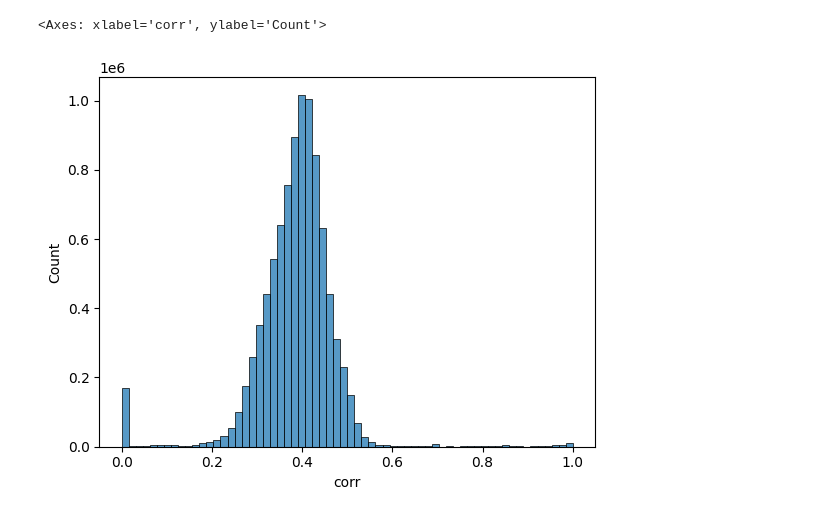
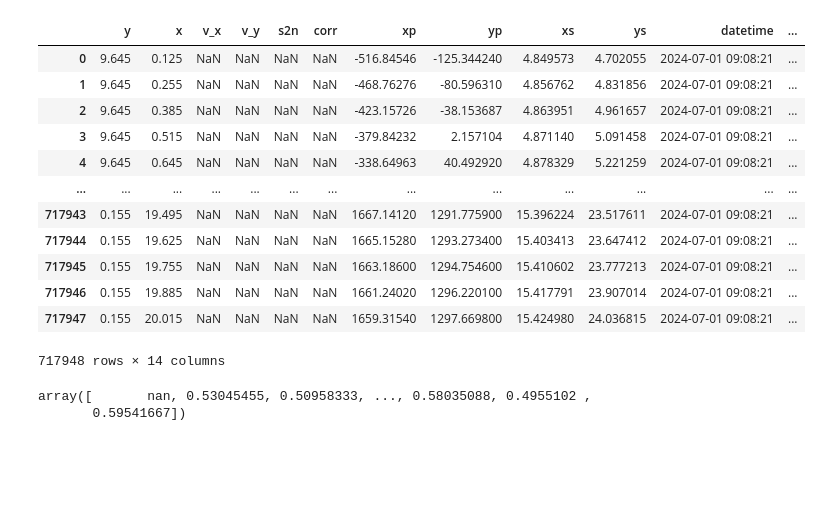
Before and after one commit to hfluke/PIV_UWRL, a Jupyter notebook: trash.ipynb, the cells around one changed output. Cells and saved outputs as stored; diff of their text form; code cells hidden in the pictures; blank space fills up the shorter version.

```diff
--- a/trash.ipynb
+++ b/trash.ipynb
@@ -21,9 +8,0 @@ df
-# %%
-sns.histplot(
-    data=df,
-    x='corr',
-    bins=64
-)
-# %% [output]
-<Axes: xlabel='corr', ylabel='Count'>
-[figure, removed]
@@ -29,0 +41,23 @@ sns.histplot(
+# %%
+df = pd.read_csv('clahe.csv')
+df.datetime = pd.to_datetime(df.datetime, format='%Y-%m-%d_%H-%M-%S')
+df
+# %% [output]
+|  | y | x | v_x | v_y | s2n | corr | xp | yp | xs | ys | datetime | ... |
+| 0 | 9.645 | 0.125 | NaN | NaN | NaN | NaN | -516.84546 | -125.344240 | 4.849573 | 4.702055 | 2024-07-01 09:08:21 | ... |
+| 1 | 9.645 | 0.255 | NaN | NaN | NaN | NaN | -468.76276 | -80.596310 | 4.856762 | 4.831856 | 2024-07-01 09:08:21 | ... |
+| 2 | 9.645 | 0.385 | NaN | NaN | NaN | NaN | -423.15726 | -38.153687 | 4.863951 | 4.961657 | 2024-07-01 09:08:21 | ... |
+| 3 | 9.645 | 0.515 | NaN | NaN | NaN | NaN | -379.84232 | 2.157104 | 4.871140 | 5.091458 | 2024-07-01 09:08:21 | ... |
+| 4 | 9.645 | 0.645 | NaN | NaN | NaN | NaN | -338.64963 | 40.492920 | 4.878329 | 5.221259 | 2024-07-01 09:08:21 | ... |
+| ... | ... | ... | ... | ... | ... | ... | ... | ... | ... | ... | ... | ... |
+| 717943 | 0.155 | 19.495 | NaN | NaN | NaN | NaN | 1667.14120 | 1291.775900 | 15.396224 | 23.517611 | 2024-07-01 09:08:21 | ... |
+| 717944 | 0.155 | 19.625 | NaN | NaN | NaN | NaN | 1665.15280 | 1293.273400 | 15.403413 | 23.647412 | 2024-07-01 09:08:21 | ... |
+| 717945 | 0.155 | 19.755 | NaN | NaN | NaN | NaN | 1663.18600 | 1294.754600 | 15.410602 | 23.777213 | 2024-07-01 09:08:21 | ... |
+| 717946 | 0.155 | 19.885 | NaN | NaN | NaN | NaN | 1661.24020 | 1296.220100 | 15.417791 | 23.907014 | 2024-07-01 09:08:21 | ... |
+| 717947 | 0.155 | 20.015 | NaN | NaN | NaN | NaN | 1659.31540 | 1297.669800 | 15.424980 | 24.036815 | 2024-07-01 09:08:21 | ... |
+717948 rows × 14 columns
+# %%
+df.v_x.unique()
+# %% [output]
+array([       nan, 0.53045455, 0.50958333, ..., 0.58035088, 0.4955102 ,
+       0.59541667])
```
Also changed, not shown: parts of 8 cells of this notebook, 30 other files.
